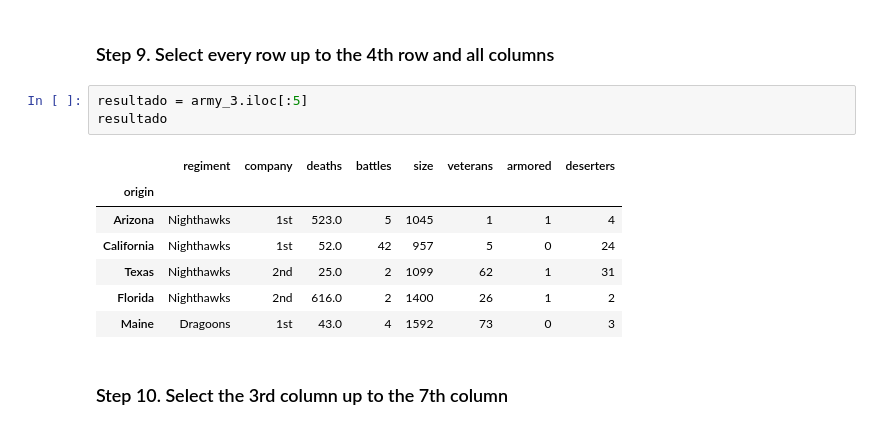
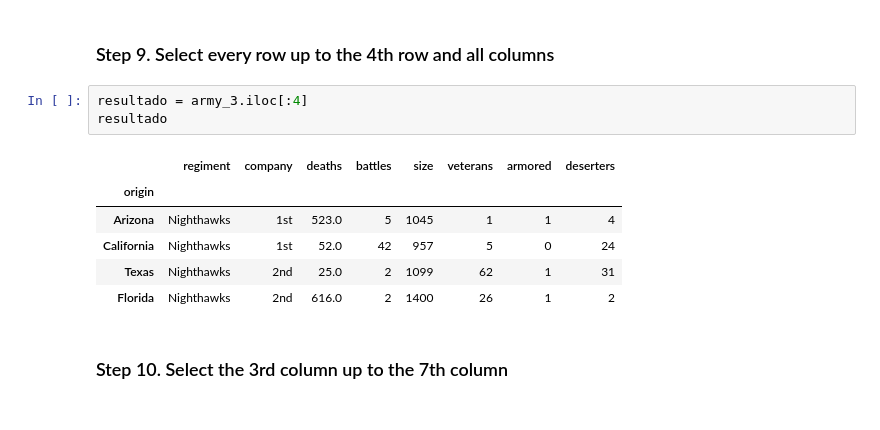
Before and after one commit to ana-macias/PRUEBA, a Jupyter notebook: 2-Data_analysis/2-Pandas/Practica/2-Fictional_Army/Fictional Army.ipynb, the cells around one changed output. Drawn from its saved outputs; the diff is of its cells as text.

```diff
--- a/2-Data_analysis/2-Pandas/Practica/2-Fictional_Army/Fictional Army.ipynb
+++ b/2-Data_analysis/2-Pandas/Practica/2-Fictional_Army/Fictional Army.ipynb
@@ -220,16 +249,15 @@ resultado
 # %% [markdown]
 ### Step 9. Select every row up to the 4th row and all columns
 # %%
-resultado = army_3.iloc[:5]
+resultado = army_3.iloc[:4]
 resultado
 # %% [output]
 |  | regiment | company | deaths | battles | size | veterans | armored | deserters |
 | origin |  |  |  |  |  |  |  |  |
 | Arizona | Nighthawks | 1st | 523.0 | 5 | 1045 | 1 | 1 | 4 |
 | California | Nighthawks | 1st | 52.0 | 42 | 957 | 5 | 0 | 24 |
 | Texas | Nighthawks | 2nd | 25.0 | 2 | 1099 | 62 | 1 | 31 |
 | Florida | Nighthawks | 2nd | 616.0 | 2 | 1400 | 26 | 1 | 2 |
-| Maine | Dragoons | 1st | 43.0 | 4 | 1592 | 73 | 0 | 3 |
 # %% [markdown]
 ### Step 10. Select the 3rd column up to the 7th column
 # %%
```
Also changed, not shown: parts of 4 cells of this notebook, 2 other files.
